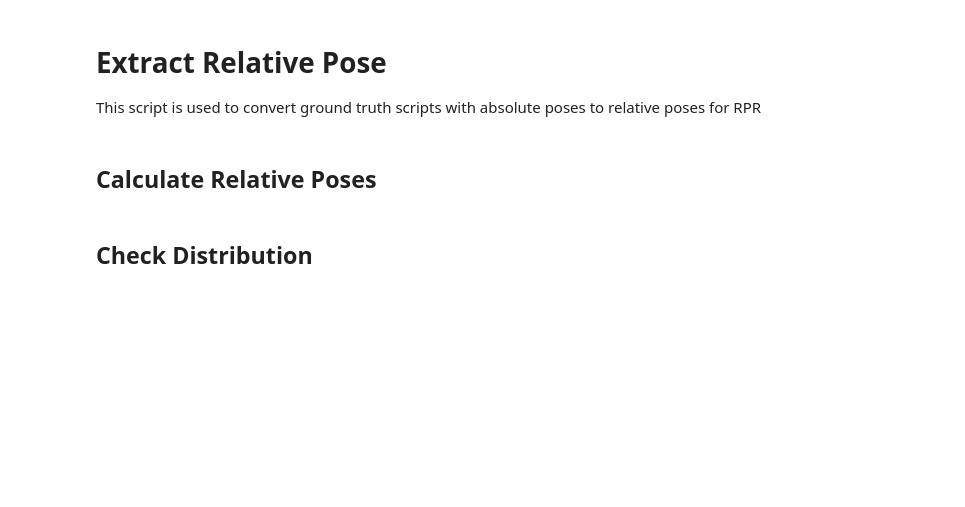
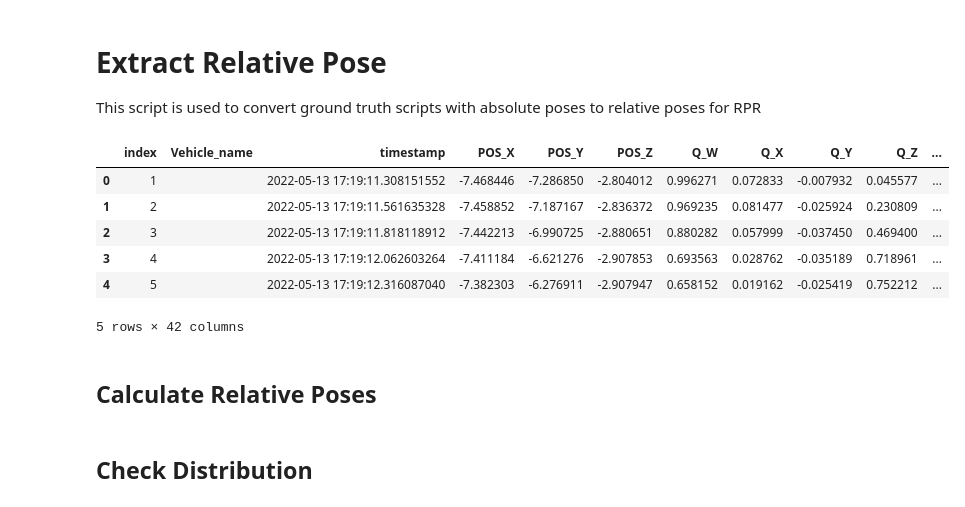
Before and after one commit to sytan98/Dataset-Collection-for-Pose-and-IMU, a Jupyter notebook: notebooks/extract_relative_pose.ipynb, the cells around one changed output. Saved outputs shown, nothing was run; the diff lists cells and outputs as text; code cells hidden in the pictures; blank space fills up the shorter version.

```diff
--- a/notebooks/extract_relative_pose.ipynb
+++ b/notebooks/extract_relative_pose.ipynb
@@ -20,3 +9,46 @@ with open(os.path.join(data_root, seq_dict[split], 'airsim_rec.txt'), 'r') as f:
+# %%
+data_root = 'D:/Imperial/FYP/captured_data/airsim_drone_mode/'
+airsim_rec_file = 'val/airsim_rec_0.txt'
+
+train_data = pd.read_csv(os.path.join(data_root, airsim_rec_file), sep="\t")
+train_data["timestamp"] = pd.to_datetime(train_data["timestamp"], unit='ns')
+train_data["prev_timestamp"] = train_data["timestamp"].shift(1)
+
+# Pair poses up with previous frame pose
+train_data["prev_POS_X"] = train_data["POS_X"].shift(1)
+train_data["prev_POS_Y"] = train_data["POS_Y"].shift(1)
+train_data["prev_POS_Z"] = train_data["POS_Z"].shift(1)
+train_data["prev_Q_W"] = train_data["Q_W"].shift(1)
+train_data["prev_Q_X"] = train_data["Q_X"].shift(1)
+train_data["prev_Q_Y"] = train_data["Q_Y"].shift(1)
+train_data["prev_Q_Z"] = train_data["Q_Z"].shift(1)
+
+# Pair poses up with previous velocity, previous acceleration
+train_data["prev_LIN_VEL_X"] = train_data["LIN_VEL_X"].shift(1)
+train_data["prev_LIN_VEL_Y"] = train_data["LIN_VEL_Y"].shift(1)
+train_data["prev_LIN_VEL_Z"] = train_data["LIN_VEL_Z"].shift(1)
+train_data["prev_LIN_ACC_X"] = train_data["LIN_ACC_X"].shift(1)
+train_data["prev_LIN_ACC_Y"] = train_data["LIN_ACC_Y"].shift(1)
+train_data["prev_LIN_ACC_Z"] = train_data["LIN_ACC_Z"].shift(1)
+
+# Calculate timestep from previous frame
+train_data["timestep"] = ((train_data["timestamp"] - train_data["prev_timestamp"]).dt.total_seconds())
+
+# Previous frame image filename
+train_data['prev_ImageFile'] = train_data['ImageFile'].shift(1)
+
+# Ignore first row as there is no previous frame
+train_data = train_data.iloc[1:, :].reset_index()
+# %%
+train_data.head()
+# %% [output]
+|  | index | Vehicle_name | timestamp | POS_X | POS_Y | POS_Z | Q_W | Q_X | Q_Y | Q_Z | ... |
+| 0 | 1 |  | 2022-05-13 17:19:11.308151552 | -7.468446 | -7.286850 | -2.804012 | 0.996271 | 0.072833 | -0.007932 | 0.045577 | ... |
+| 1 | 2 |  | 2022-05-13 17:19:11.561635328 | -7.458852 | -7.187167 | -2.836372 | 0.969235 | 0.081477 | -0.025924 | 0.230809 | ... |
+| 2 | 3 |  | 2022-05-13 17:19:11.818118912 | -7.442213 | -6.990725 | -2.880651 | 0.880282 | 0.057999 | -0.037450 | 0.469400 | ... |
+| 3 | 4 |  | 2022-05-13 17:19:12.062603264 | -7.411184 | -6.621276 | -2.907853 | 0.693563 | 0.028762 | -0.035189 | 0.718961 | ... |
+| 4 | 5 |  | 2022-05-13 17:19:12.316087040 | -7.382303 | -6.276911 | -2.907947 | 0.658152 | 0.019162 | -0.025419 | 0.752212 | ... |
+5 rows × 42 columns
 # %% [markdown]
 ## Calculate Relative Poses
 # %%
```
Also changed, not shown: parts of 13 cells of this notebook, 3 other files.
